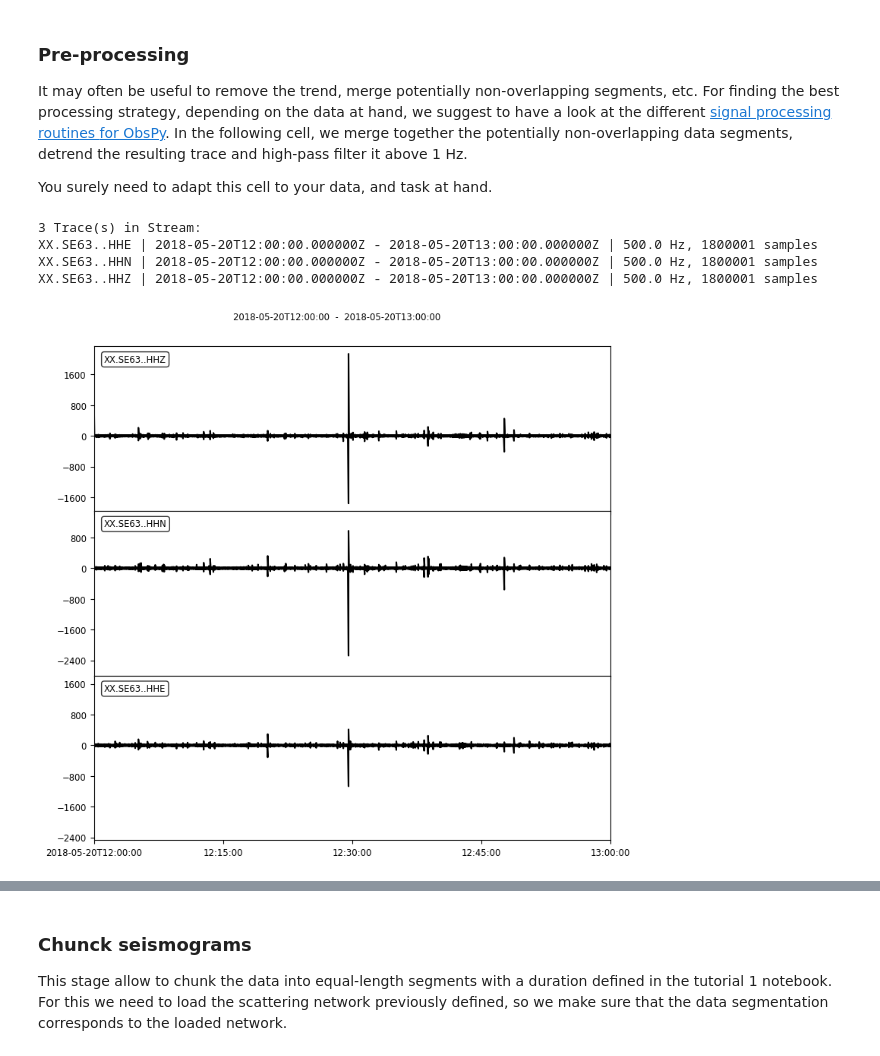
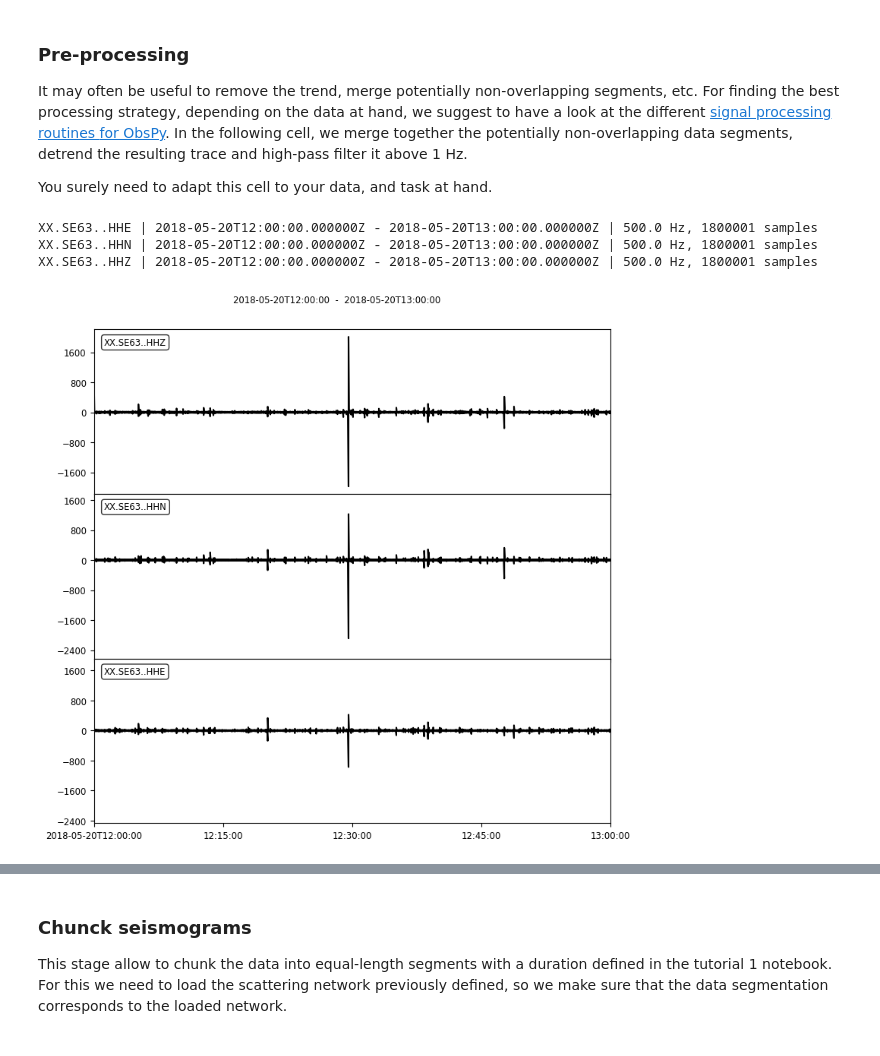
Before and after one commit to tbartholomaus/scatseisnet, a Jupyter notebook: GL_example/2_transformation.ipynb, the cells around one changed output, grey strips where cells are left out. Drawn from its saved outputs; the diff is of its cells as text; code cells hidden in the pictures.

```diff
--- a/GL_example/2_transformation.ipynb
+++ b/GL_example/2_transformation.ipynb
@@ -110,21 +105,43 @@ the resulting trace and high-pass filter it above 1 Hz.
 
 You surely need to adapt this cell to your data, and task at hand.
 # %%
-stream.merge(method=1)
-stream.detrend("linear")
-stream.filter(type="highpass", freq=10.0)
+import glob
+from obspy.core import Stream, read
 
-# Downsample to 50 Hz
-# stream.decimate(factor=10) # 500 sps
-# stream.decimate(factor=4) # 200 sps
-# SE63 - don't need to downsample
-print(stream)
-stream.plot(rasterized=True)
-#
-stream.write("GL_scattering_stream_short.mseed", format="MSEED") # the long one still written out
+station='SE63'
+
+if glob.glob("GL_scattering_stream_short.mseed"):
+    stream = read("GL_scattering_stream_short.mseed")
+else:
+    # Load data
+    mseed_files = glob.glob(f'/data/stor/basic_data/seismic_data/day_vols/MoVE/{station}/*140') # should be57 maybw ***
+    stream = Stream()
+    for f in mseed_files:
+        stream += read(f)
+    # mseed_files = glob.glob(f'/data/stor/basic_data/seismic_data/day_vols/MoVE/{station}/*141')
+    # for f in mseed_files:
+    #     stream += read(f)
+    # trim to a shorter time period for processing, if desired
+    stream.trim(stream[0].stats.starttime + 12*60*60, stream[0].stats.starttime + 13*60*60 ) # cut to an hour to start
+
+    # merge, detrend, filter
+    stream.merge(method=1)
+    stream.detrend("linear")
+    stream.filter(type="highpass", freq=20.0)
+
+    # Downsample to 50 Hz
+    # stream.decimate(factor=10) # 500 sps
+    # stream.decimate(factor=4) # 200 sps
+    # SE63 - don't need to downsample
+    print(stream)
+    stream.plot(rasterized=True)
+    # Write out
+    stream.write("GL_scattering_stream_short.mseed", format="MSEED") # the long one still written out
+for tr in stream:
+    print(tr)
+stream.plot()
 # %% [output]
-3 Trace(s) in Stream:
 XX.SE63..HHE | 2018-05-20T12:00:00.000000Z - 2018-05-20T13:00:00.000000Z | 500.0 Hz, 1800001 samples
 XX.SE63..HHN | 2018-05-20T12:00:00.000000Z - 2018-05-20T13:00:00.000000Z | 500.0 Hz, 1800001 samples
 XX.SE63..HHZ | 2018-05-20T12:00:00.000000Z - 2018-05-20T13:00:00.000000Z | 500.0 Hz, 1800001 samples
-[figure, old version]
+[figure, new version]
```
Also changed, not shown: parts of 10 cells of this notebook, 4 other files.
